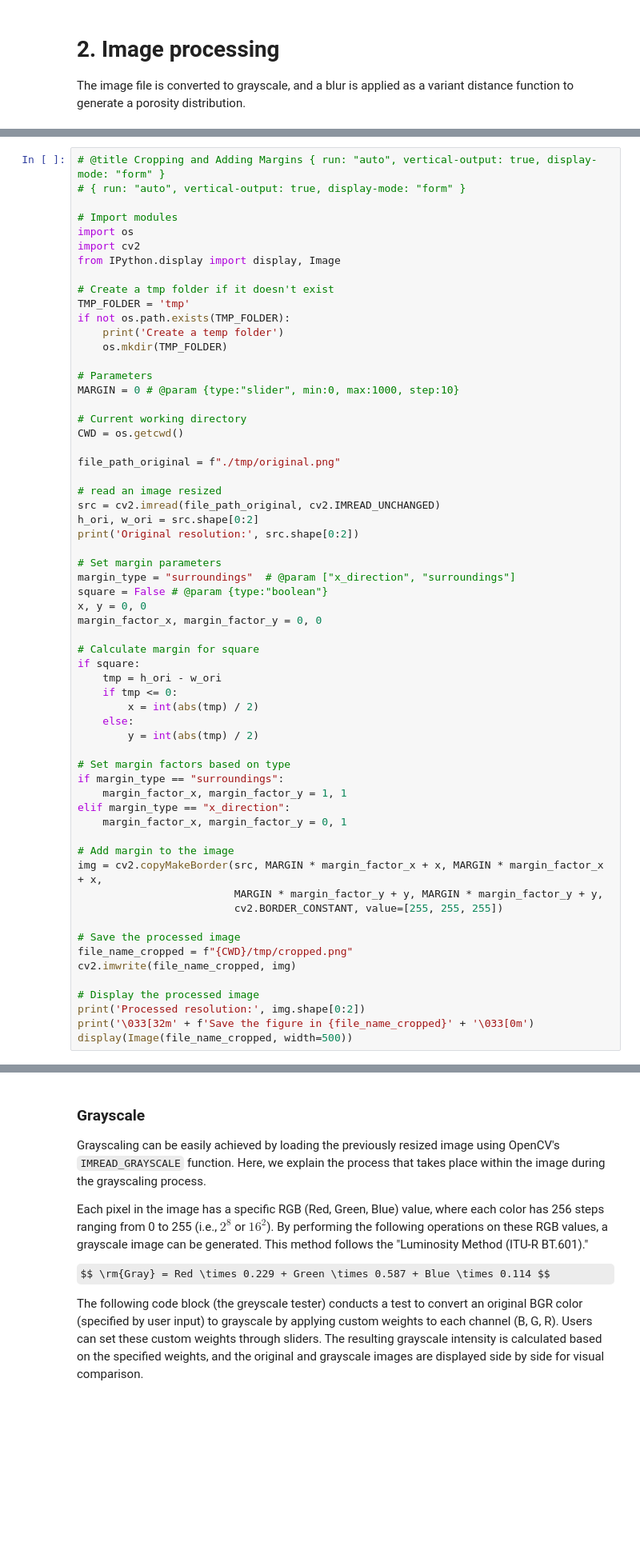
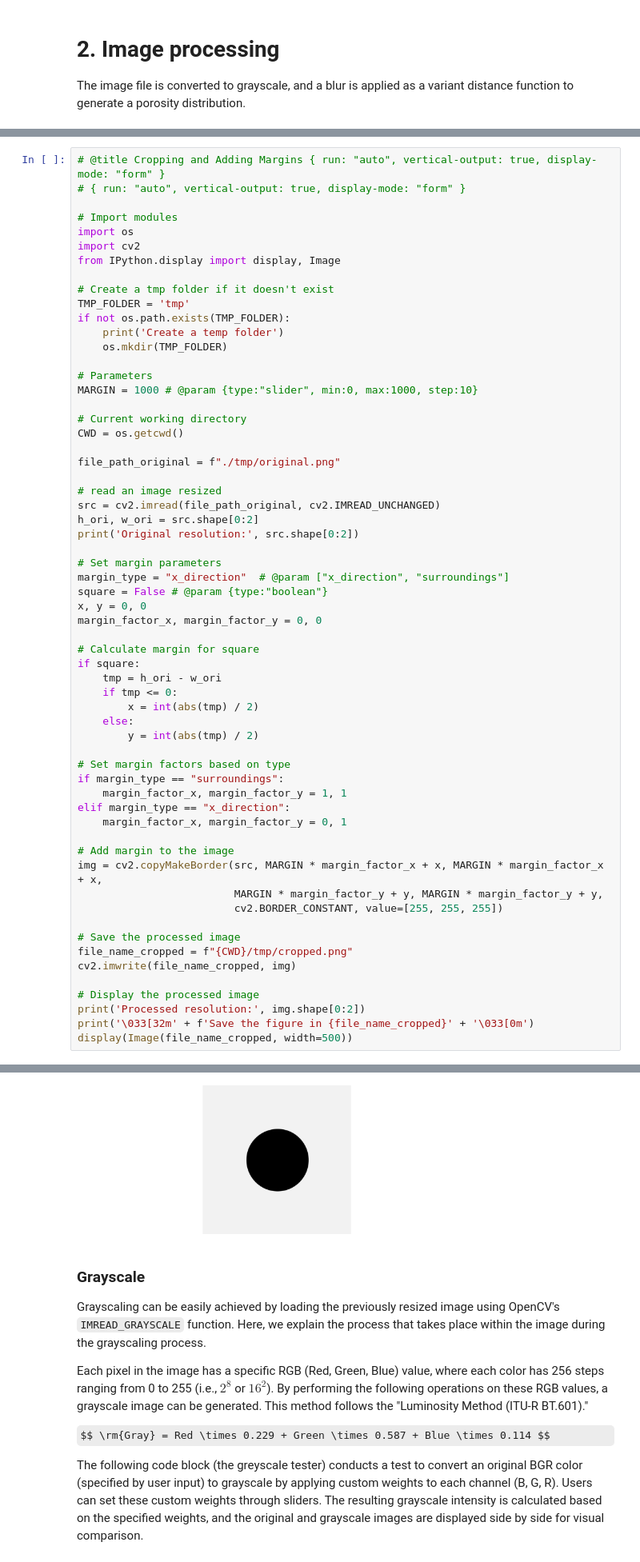
Before and after one commit to nobu-n2002/CFD2023_image_processing, a Jupyter notebook: ibm_image_processing_ver2.ipynb, the cells around one changed output, grey strips where cells are left out. Shown at 80% size. Drawn from its saved outputs; the diff is of its cells as text; some formulas as TeX source; blank space fills up the shorter version.

```diff
--- a/ibm_image_processing_ver2.ipynb
+++ b/ibm_image_processing_ver2.ipynb
@@ -143,7 +149,7 @@ if not os.path.exists(TMP_FOLDER):
     os.mkdir(TMP_FOLDER)
 
 # Parameters
-MARGIN = 0 # @param {type:"slider", min:0, max:1000, step:10}
+MARGIN = 1000 # @param {type:"slider", min:0, max:1000, step:10}
 
 # Current working directory
 CWD = os.getcwd()
@@ -156,7 +162,7 @@ h_ori, w_ori = src.shape[0:2]
 print('Original resolution:', src.shape[0:2])
 
 # Set margin parameters
-margin_type = "surroundings"  # @param ["x_direction", "surroundings"]
+margin_type = "x_direction"  # @param ["x_direction", "surroundings"]
 square = False # @param {type:"boolean"}
 x, y = 0, 0
 margin_factor_x, margin_factor_y = 0, 0
@@ -188,3 +194,4 @@ cv2.imwrite(file_name_cropped, img)
 print('Processed resolution:', img.shape[0:2])
 print('\033[32m' + f'Save the figure in {file_name_cropped}' + '\033[0m')
 display(Image(file_name_cropped, width=500))
+# %% [output]
@@ -191,3 +201,4 @@ display(Image(file_name_cropped, width=500))
+[figure, added]
 # %% [markdown]
 ### Grayscale
 
```
Also changed, not shown: parts of 12 cells of this notebook.
